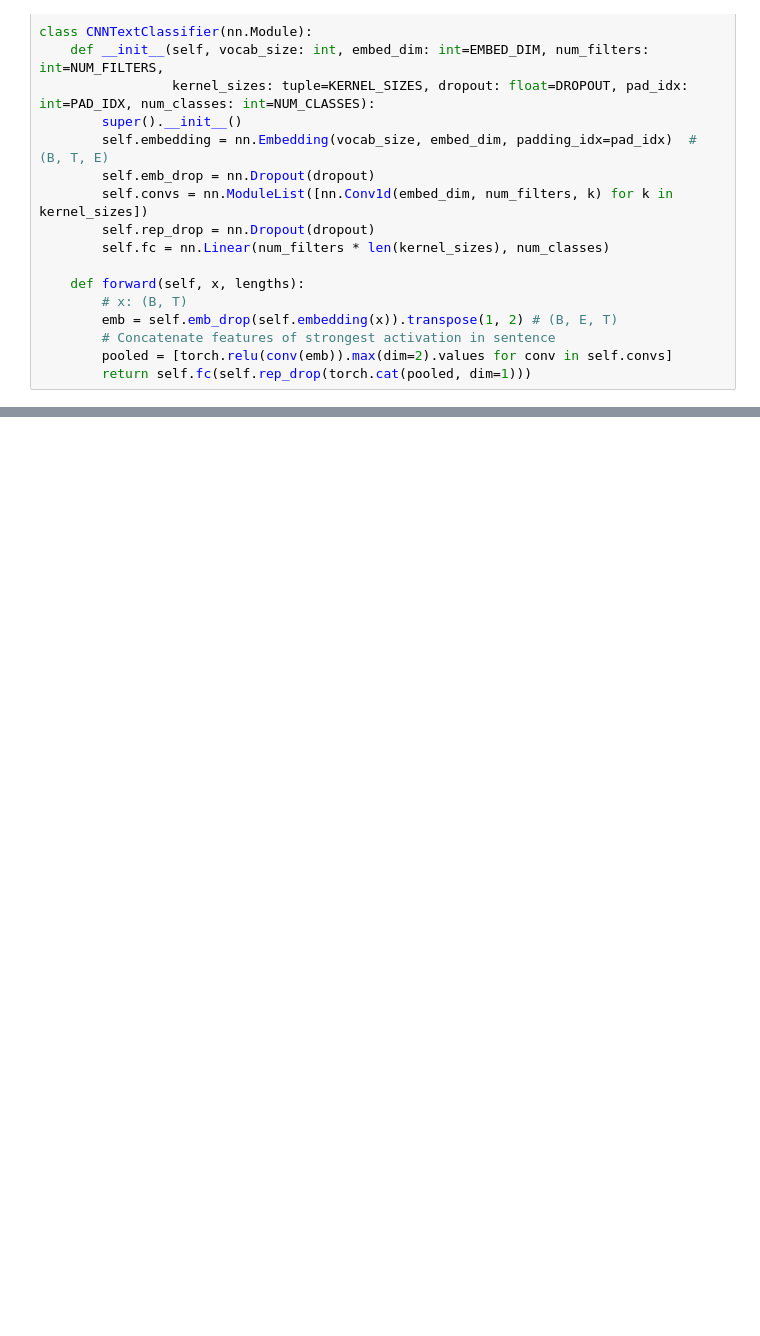
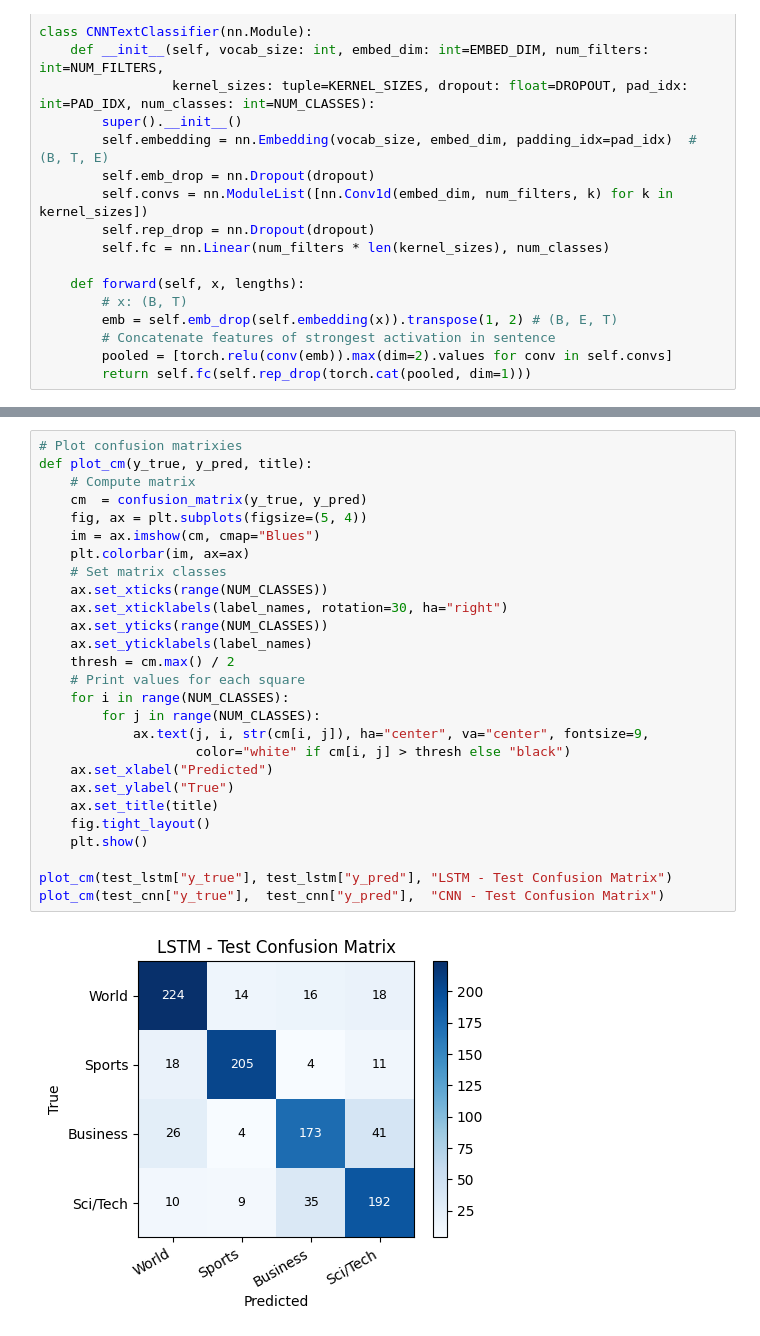
Before and after one commit to Erxtc/nlp-assingment-2, a Jupyter notebook: main.ipynb, the cells around one changed output, grey strips where cells are left out. Cells and saved outputs as stored; diff of their text form; blank space fills up the shorter version.

```diff
--- a/main.ipynb
+++ b/main.ipynb
@@ -324,0 +360,29 @@ Training LSTM...
+# %%
+# Plot confusion matrixies
+def plot_cm(y_true, y_pred, title):
+    # Compute matrix
+    cm  = confusion_matrix(y_true, y_pred)
+    fig, ax = plt.subplots(figsize=(5, 4))
+    im = ax.imshow(cm, cmap="Blues")
+    plt.colorbar(im, ax=ax)
+    # Set matrix classes
+    ax.set_xticks(range(NUM_CLASSES))
+    ax.set_xticklabels(label_names, rotation=30, ha="right")
+    ax.set_yticks(range(NUM_CLASSES))
+    ax.set_yticklabels(label_names)
+    thresh = cm.max() / 2
+    # Print values for each square
+    for i in range(NUM_CLASSES):
+        for j in range(NUM_CLASSES):
+            ax.text(j, i, str(cm[i, j]), ha="center", va="center", fontsize=9,
+                    color="white" if cm[i, j] > thresh else "black")
+    ax.set_xlabel("Predicted")
+    ax.set_ylabel("True")
+    ax.set_title(title)
+    fig.tight_layout()
+    plt.show()
+
+plot_cm(test_lstm["y_true"], test_lstm["y_pred"], "LSTM - Test Confusion Matrix")
+plot_cm(test_cnn["y_true"],  test_cnn["y_pred"],  "CNN - Test Confusion Matrix")
+# %% [output]
+[figure, added]
```
Also changed, not shown: parts of 4 cells of this notebook.
